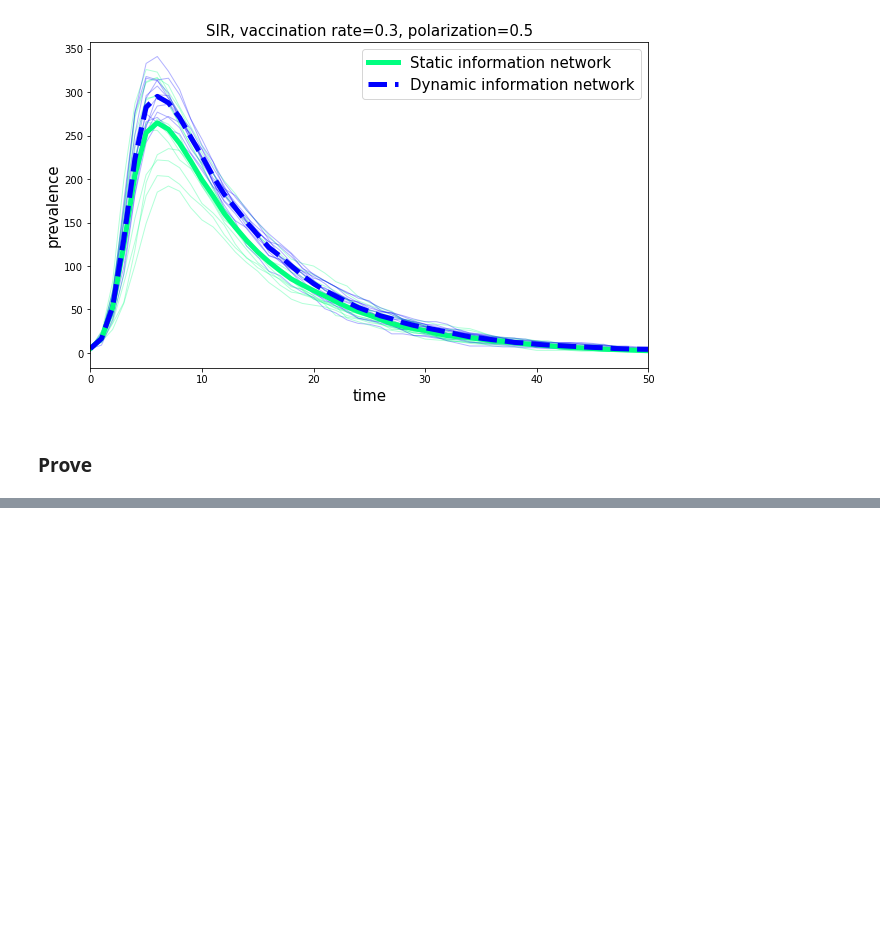
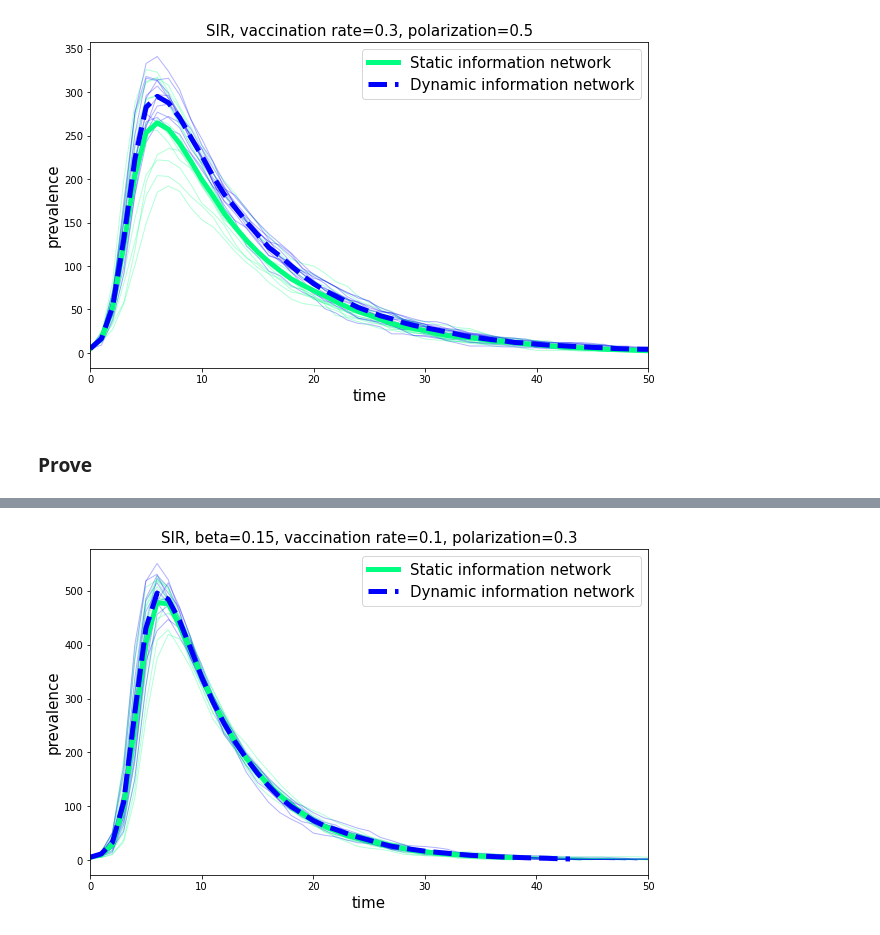
Before and after one commit to michelemcrudele/LDE-Project, a Jupyter notebook: notebook.ipynb, the cells around one changed output, grey strips where cells are left out. Cells and saved outputs as stored; diff of their text form; code cells hidden in the pictures; blank space fills up the shorter version.

Commit message:
simulations_some_betas

```diff
--- a/notebook.ipynb
+++ b/notebook.ipynb
@@ -138,0 +164,8 @@ plt.savefig(f'./plots/SIR_r{r}_pol{pol}_v1.png')
+# %%
+nsim = 12
+answers = []
+pool = mp.Pool(mp.cpu_count())
+
+results = [pool.apply_async(sim_prevalence) for _ in range(nsim)]
+answers = [res.get(timeout=180) for res in results]
+pool.close()
@@ -138,0 +185,28 @@ plt.savefig(f'./plots/SIR_r{r}_pol{pol}_v1.png')
+# %%
+answers = np.array(answers, dtype=object)
+static_I = answers[:, 0, [0,2]]
+dynamic_I = answers[:, 1, [0,2]]
+minlen_static_I = min(list(map(len, static_I[:,1])))
+minlen_dynamic_I = min(list(map(len, dynamic_I[:,1])))
+ave_I_stat = np.mean([static_I[i,1][:minlen_static_I] for i in range(nsim)], axis=0)
+ave_I_dyn = np.mean([dynamic_I[i,1][:minlen_dynamic_I] for i in range(nsim)], axis=0)
+# %%
+beta = 0.15    # infection rate
+pol = 0.3      # propensity of opinion polarization
+r = 0.1
+
+colors = cm.get_cmap('winter', 2)
+plt.figure(figsize=(10,6))
+plt.title(f'SIR, beta={beta}, vaccination rate={r}, polarization={pol}', size=15)
+plt.xlabel('time', size=15)
+plt.ylabel('prevalence', size=15)
+for curve1, curve2 in zip(static_I, dynamic_I):
+    plt.plot(curve1[0], curve1[1], c=colors(1), lw=1, alpha=0.3)
+    plt.plot(curve2[0], curve2[1], c=colors(0), lw=1, alpha=0.3)
+plt.plot(np.arange(minlen_static_I), ave_I_stat, lw=5, c=colors(1), label='Static information network')
+plt.plot(np.arange(minlen_dynamic_I), ave_I_dyn, lw=5, c=colors(0), label='Dynamic information network', ls='dashed')
+plt.legend(loc='best', fontsize=15)
+plt.xlim(0,50)
+plt.savefig(f'./plots/SIR_r{r}_pol{pol}_v1.png')
+# %% [output]
+[figure, added]
```
Also changed, not shown: parts of 30 cells of this notebook.
